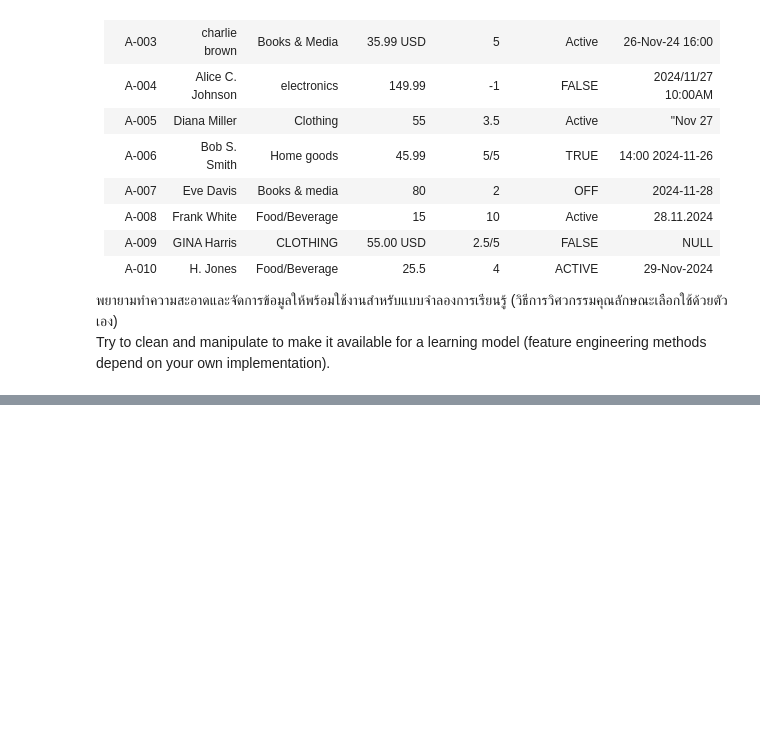
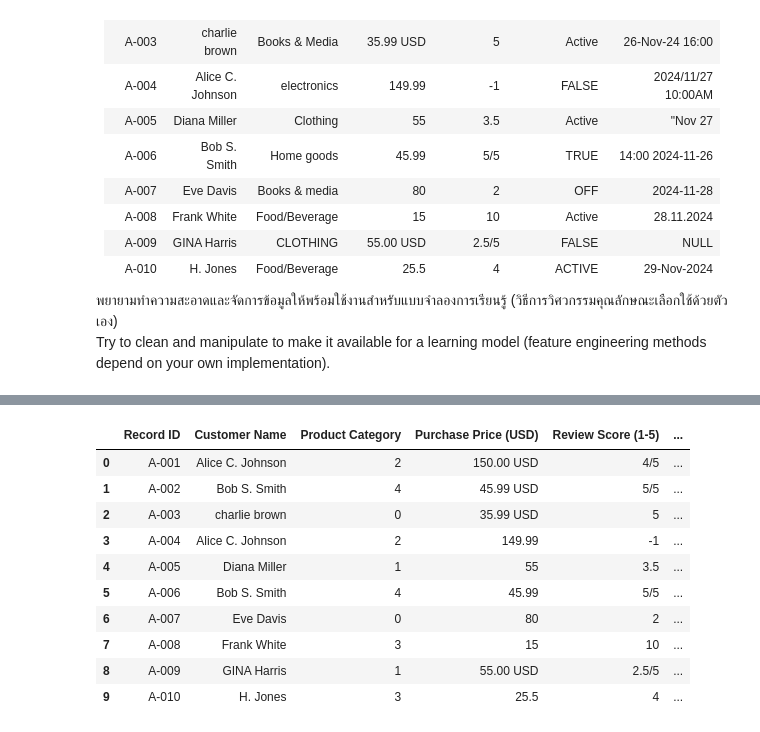
Before and after one commit to WaroonRagwongsiri/IntroMLHomework, a Jupyter notebook: Week2/W2_4_FeatureEngineering.ipynb, the cells around one changed output, grey strips where cells are left out. Saved outputs shown, nothing was run; the diff lists cells and outputs as text; code cells hidden in the pictures; blank space fills up the shorter version.

```diff
--- a/Week2/W2_4_FeatureEngineering.ipynb
+++ b/Week2/W2_4_FeatureEngineering.ipynb
@@ -1221,0 +949,19 @@ Try to clean and manipulate to make it available for a learning model (feature e
+# %%
+le_product = LabelEncoder()
+
+df['Product Category'] = le_product.fit_transform(df['Product Category'])
+
+# df['Product Category_Original'] = le_product.inverse_transform(df['Product Category'])
+df
+# %% [output]
+|  | Record ID | Customer Name | Product Category | Purchase Price (USD) | Review Score (1-5) | ... |
+| 0 | A-001 | Alice C. Johnson | 2 | 150.00 USD | 4/5 | ... |
+| 1 | A-002 | Bob S. Smith | 4 | 45.99 USD | 5/5 | ... |
+| 2 | A-003 | charlie brown | 0 | 35.99 USD | 5 | ... |
+| 3 | A-004 | Alice C. Johnson | 2 | 149.99 | -1 | ... |
+| 4 | A-005 | Diana Miller | 1 | 55 | 3.5 | ... |
+| 5 | A-006 | Bob S. Smith | 4 | 45.99 | 5/5 | ... |
+| 6 | A-007 | Eve Davis | 0 | 80 | 2 | ... |
+| 7 | A-008 | Frank White | 3 | 15 | 10 | ... |
+| 8 | A-009 | GINA Harris | 1 | 55.00 USD | 2.5/5 | ... |
+| 9 | A-010 | H. Jones | 3 | 25.5 | 4 | ... |
```
Also changed, not shown: parts of 60 cells of this notebook, 2 other files.
